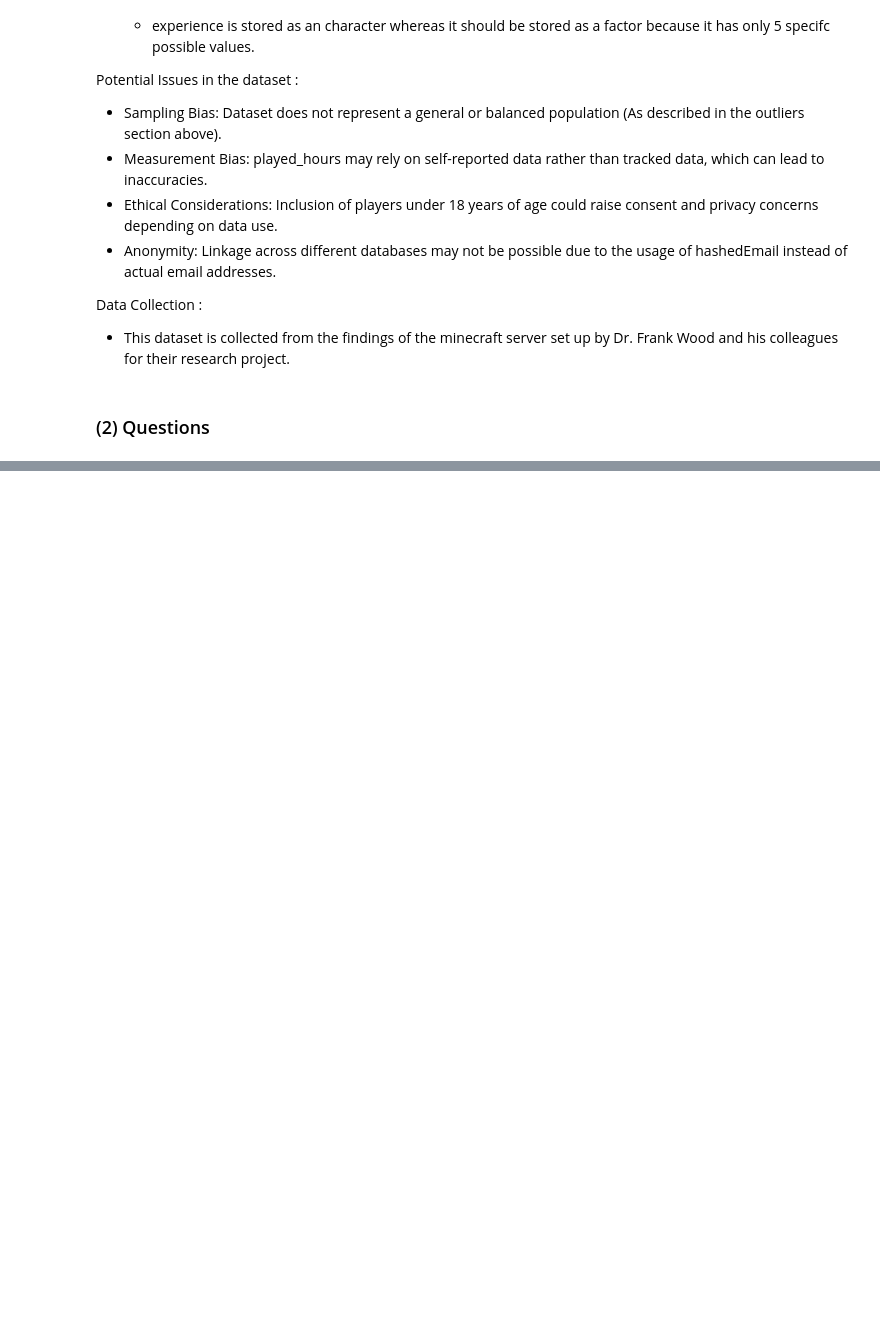
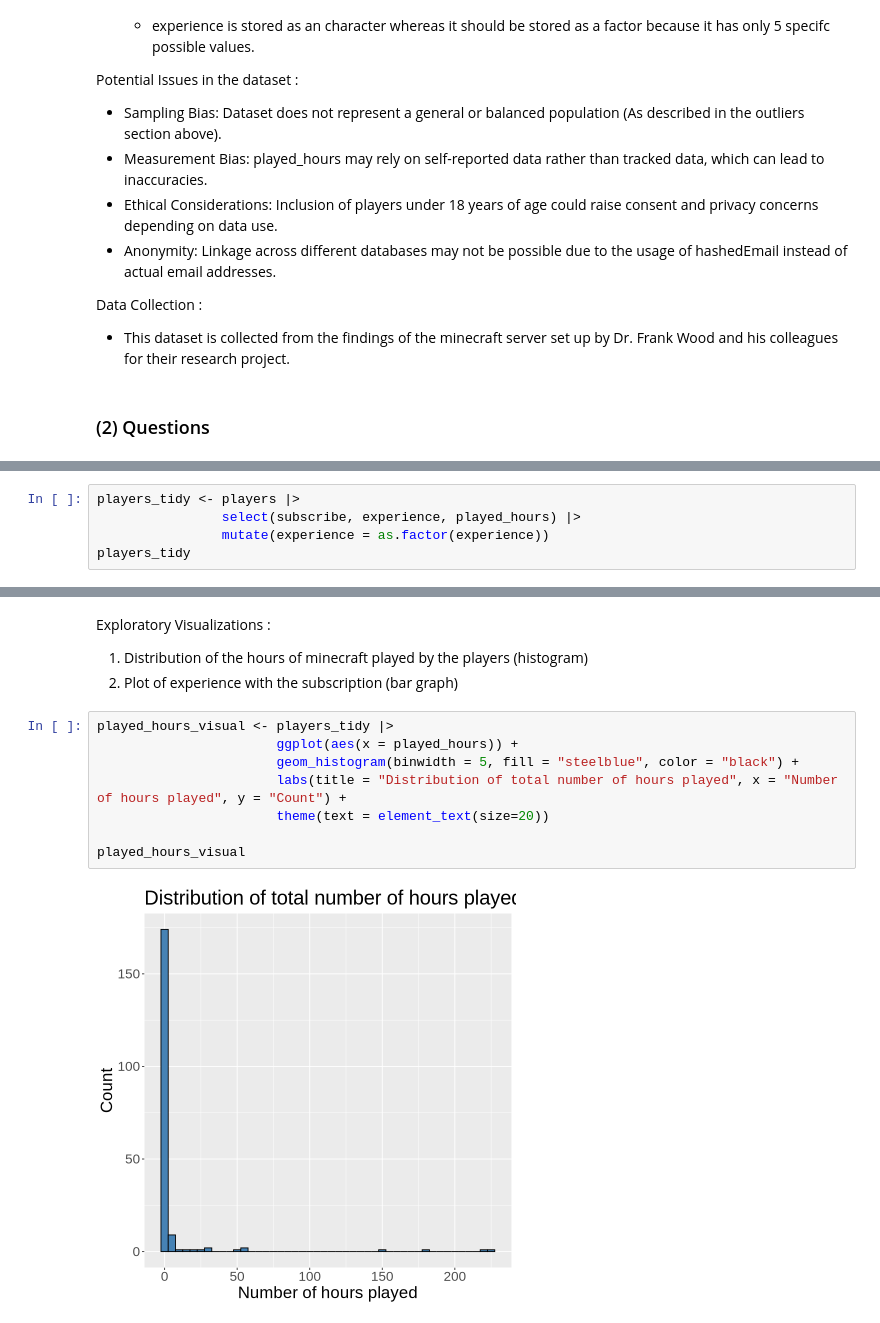
Before and after one commit to SharonGulati/DSCI100_project, a Jupyter notebook: project.ipynb, the cells around one changed output, grey strips where cells are left out. Saved outputs shown, nothing was run; the diff lists cells and outputs as text; blank space fills up the shorter version.

Commit message:
Questions + Data analysis
1. Broad question + specific question
2. Plan to wrangle data and what should be done.
3. Minimum wrangling of data.
4. Visualizations of data

```diff
--- a/project.ipynb
+++ b/project.ipynb
@@ -121,0 +143,5 @@ Data Collection :
+# %%
+players_tidy <- players |>
+                select(subscribe, experience, played_hours) |>
+                mutate(experience = as.factor(experience))
+players_tidy
@@ -121,0 +166,14 @@ Data Collection :
+# %% [markdown]
+Exploratory Visualizations :
+1. Distribution of the hours of minecraft played by the players (histogram)
+2. Plot of experience with the subscription (bar graph)
+# %%
+played_hours_visual <- players_tidy |>
+                       ggplot(aes(x = played_hours)) +
+                       geom_histogram(binwidth = 5, fill = "steelblue", color = "black") +
+                       labs(title = "Distribution of total number of hours played", x = "Number of hours played", y = "Count") +
+                       theme(text = element_text(size=20))
+
+played_hours_visual
+# %% [output]
+[figure, added]
```
Also changed, not shown: parts of 9 cells of this notebook.
